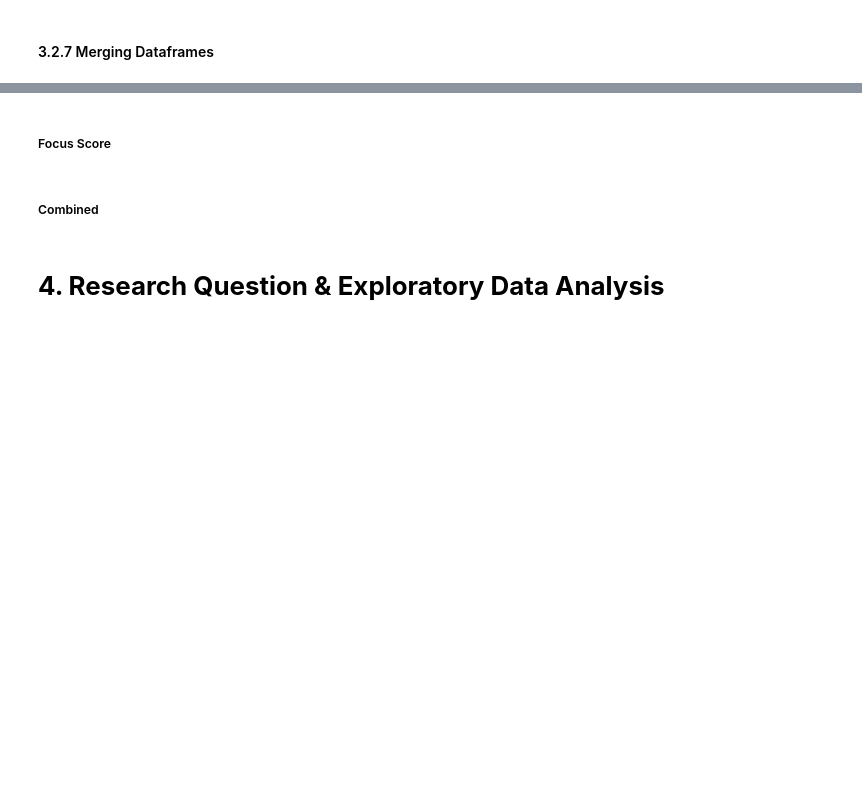
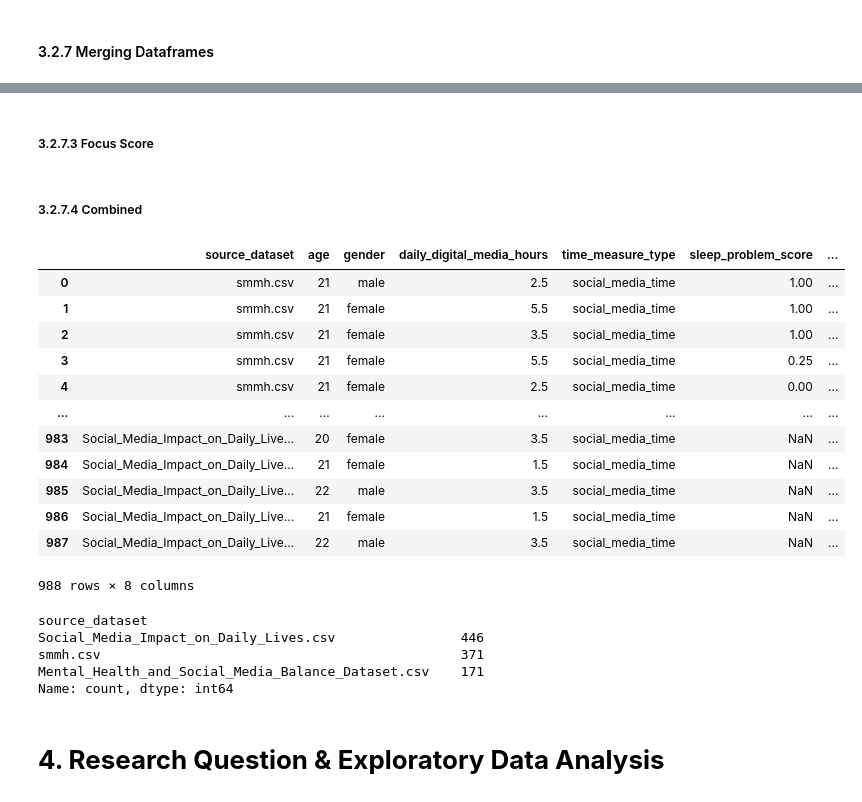
Before and after one commit to klyckman/CSMODEL, a Jupyter notebook: notebooks/Kodiak_Knowers_Notebook.ipynb, the cells around one changed output, grey strips where cells are left out. Cells and saved outputs as stored; diff of their text form; code cells hidden in the pictures; blank space fills up the shorter version.

```diff
--- a/notebooks/Kodiak_Knowers_Notebook.ipynb
+++ b/notebooks/Kodiak_Knowers_Notebook.ipynb
@@ -100,7 +117,6 @@ df1_clean = df1_clean.rename(columns={
     '2. Gender': 'gender',
     '4. Occupation Status': 'occupation_status',
     '6. Do you use social media?': 'uses_social_media',
-    '7. What social media platforms do you commonly use?': 'platforms_used',
     '8. What is the average time you spend on social media every day?': 'daily_time_spent',
     '9. How often do you find yourself using Social media without a specific purpose?': 'purposeless_usage',
     '10. How often do you get distracted by Social media when you are busy doing something?': 'distraction_frequency',
@@ -439,8 +572,7 @@ df1_combined = pd.DataFrame({
     "age": df1_clean["age"],
     "gender": df1_clean["gender"].str.strip().str.lower(),
     "daily_digital_media_hours": df1_clean["daily_time_spent"].map(df1_time_mapping),
-    "time_measure_type": "social_media_time",
-    "platform_info_type": "multiple_platforms"
+    "time_measure_type": "social_media_time"
 })
 
 df2_combined = pd.DataFrame({
@@ -448,10 +580,7 @@ df2_combined = pd.DataFrame({
     "age": df2_clean["age"],
     "gender": df2_clean["gender"].str.strip().str.lower(),
     "daily_digital_media_hours": df2_clean["daily_screen_time_hours"],
-    "time_measure_type": "screen_time",
-    "platform_info": df2_clean["primary_social_media_platform"],
-    "platform_count": 1,
-    "platform_info_type": "primary_platform_only"
+    "time_measure_type": "screen_time"
 })
 
 df3_combined = pd.DataFrame({
@@ -459,9 +588,6 @@ df3_combined = pd.DataFrame({
     "age": df3_clean["age"],
     "gender": df3_clean["gender"].str.strip().str.lower(),
     "daily_digital_media_hours": df3_clean["daily_social_media_hours"].map(df3_time_mapping),
-    "time_measure_type": "social_media_time",
-    "platform_info": df3_clean["social_media_platforms"],
-    "platform_count": df3_clean["social_media_platforms"].str.split(",").str.len(),
-    "platform_info_type": "multiple_platforms"
+    "time_measure_type": "social_media_time"
 })
 # %% [markdown]
@@ -516,7 +642,7 @@ df2_combined["mental_health_difficulty_score"] = pd.concat([df2_stress_score, df
 
 df3_combined["mental_health_difficulty_score"] = np.nan
 # %% [markdown]
-##### Focus Score
+##### 3.2.7.3 Focus Score
 # %%
 # Harmonize focus-related variables into one comparable feature.
 # focus_difficulty_score uses a 0 to 1 scale:
@@ -554,13 +680,33 @@ df3_combined["focus_difficulty_score"] = (
     .map(forget_time_mapping)
 )
 # %% [markdown]
-##### Combined
+##### 3.2.7.4 Combined
 # %%
 combined_dfs = pd.concat([df1_combined, df2_combined, df3_combined],ignore_index=True)
 
-combined_dfs.head()
+combined_dfs
+# %% [output]
+|  | source_dataset | age | gender | daily_digital_media_hours | time_measure_type | sleep_problem_score | ... |
+| 0 | smmh.csv | 21 | male | 2.5 | social_media_time | 1.00 | ... |
+| 1 | smmh.csv | 21 | female | 5.5 | social_media_time | 1.00 | ... |
+| 2 | smmh.csv | 21 | female | 3.5 | social_media_time | 1.00 | ... |
+| 3 | smmh.csv | 21 | female | 5.5 | social_media_time | 0.25 | ... |
+| 4 | smmh.csv | 21 | female | 2.5 | social_media_time | 0.00 | ... |
+| ... | ... | ... | ... | ... | ... | ... | ... |
+| 983 | Social_Media_Impact_on_Daily_Live... | 20 | female | 3.5 | social_media_time | NaN | ... |
+| 984 | Social_Media_Impact_on_Daily_Live... | 21 | female | 1.5 | social_media_time | NaN | ... |
+| 985 | Social_Media_Impact_on_Daily_Live... | 22 | male | 3.5 | social_media_time | NaN | ... |
+| 986 | Social_Media_Impact_on_Daily_Live... | 21 | female | 1.5 | social_media_time | NaN | ... |
+| 987 | Social_Media_Impact_on_Daily_Live... | 22 | male | 3.5 | social_media_time | NaN | ... |
+988 rows × 8 columns
 # %%
 combined_dfs["source_dataset"].value_counts()
+# %% [output]
+source_dataset
+Social_Media_Impact_on_Daily_Lives.csv                446
+smmh.csv                                              371
+Mental_Health_and_Social_Media_Balance_Dataset.csv    171
+Name: count, dtype: int64
 # %% [markdown]
 # **4. Research Question & Exploratory Data Analysis**
 # %% [markdown]
```
Also changed, not shown: parts of 21 cells of this notebook.
